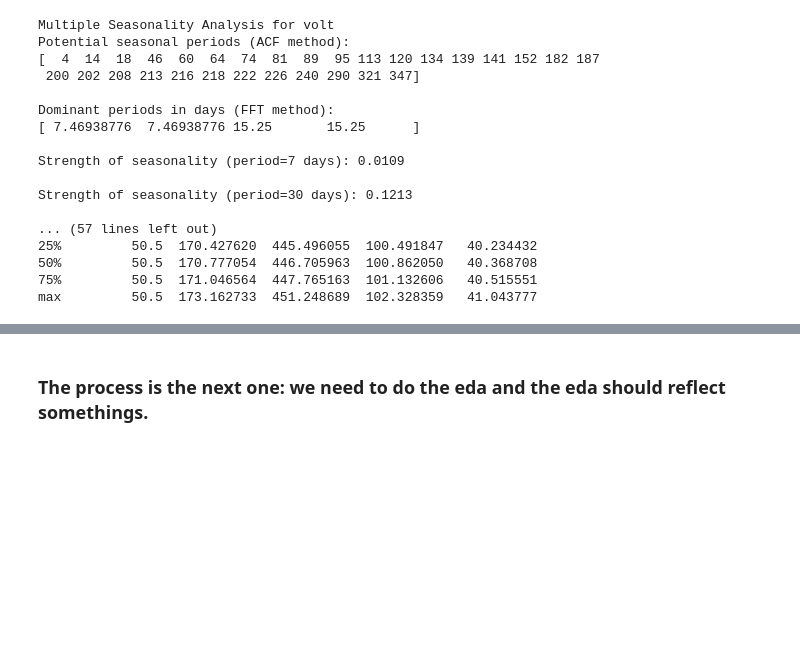
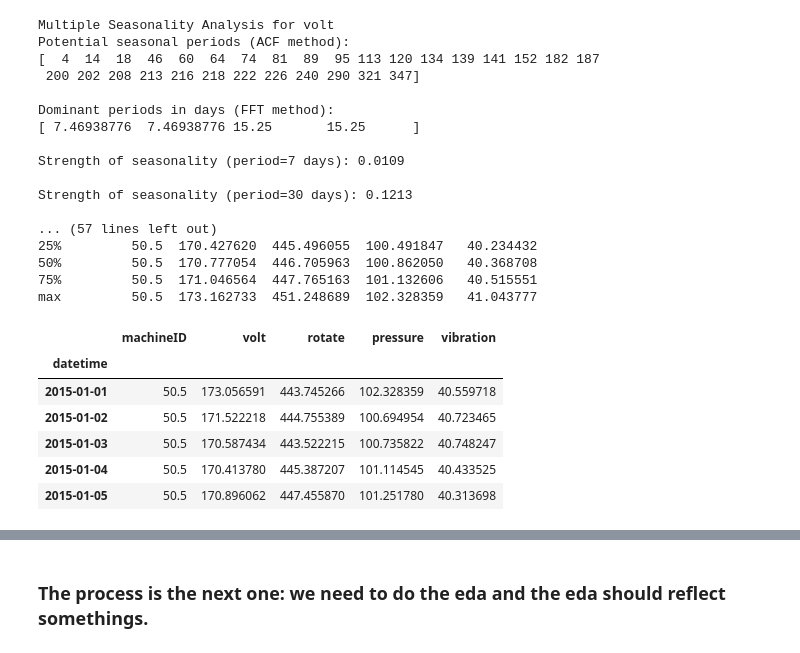
Before and after one commit to Inaki-FF/QuadSci_test, a Jupyter notebook: final.ipynb, the cells around one changed output, grey strips where cells are left out. Cells and saved outputs as stored; diff of their text form; code cells hidden in the pictures; blank space fills up the shorter version.

```diff
--- a/final.ipynb
+++ b/final.ipynb
@@ -411,6 +415,16 @@ Strength of seasonality (period=30 days): 0.1213
 50%         50.5  170.777054  446.705963  100.862050   40.368708
 75%         50.5  171.046564  447.765163  101.132606   40.515551
 max         50.5  173.162733  451.248689  102.328359   41.043777
+# %%
+daily_telemetry.head()
+# %% [output]
+|  | machineID | volt | rotate | pressure | vibration |
+| datetime |  |  |  |  |  |
+| 2015-01-01 | 50.5 | 173.056591 | 443.745266 | 102.328359 | 40.559718 |
+| 2015-01-02 | 50.5 | 171.522218 | 444.755389 | 100.694954 | 40.723465 |
+| 2015-01-03 | 50.5 | 170.587434 | 443.522215 | 100.735822 | 40.748247 |
+| 2015-01-04 | 50.5 | 170.413780 | 445.387207 | 101.114545 | 40.433525 |
+| 2015-01-05 | 50.5 | 170.896062 | 447.455870 | 101.251780 | 40.313698 |
 # %%
 import pandas as pd
 import numpy as np
```
Also changed, not shown: parts of 4 cells of this notebook, 11 other files.
